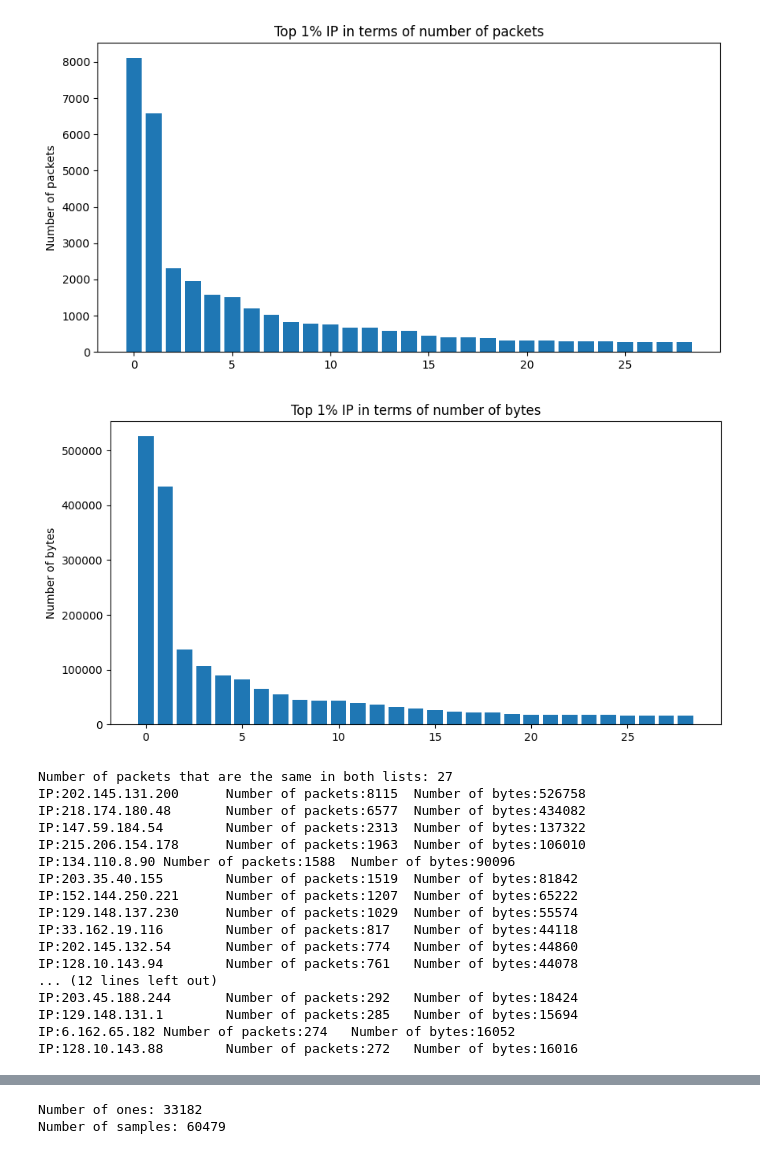
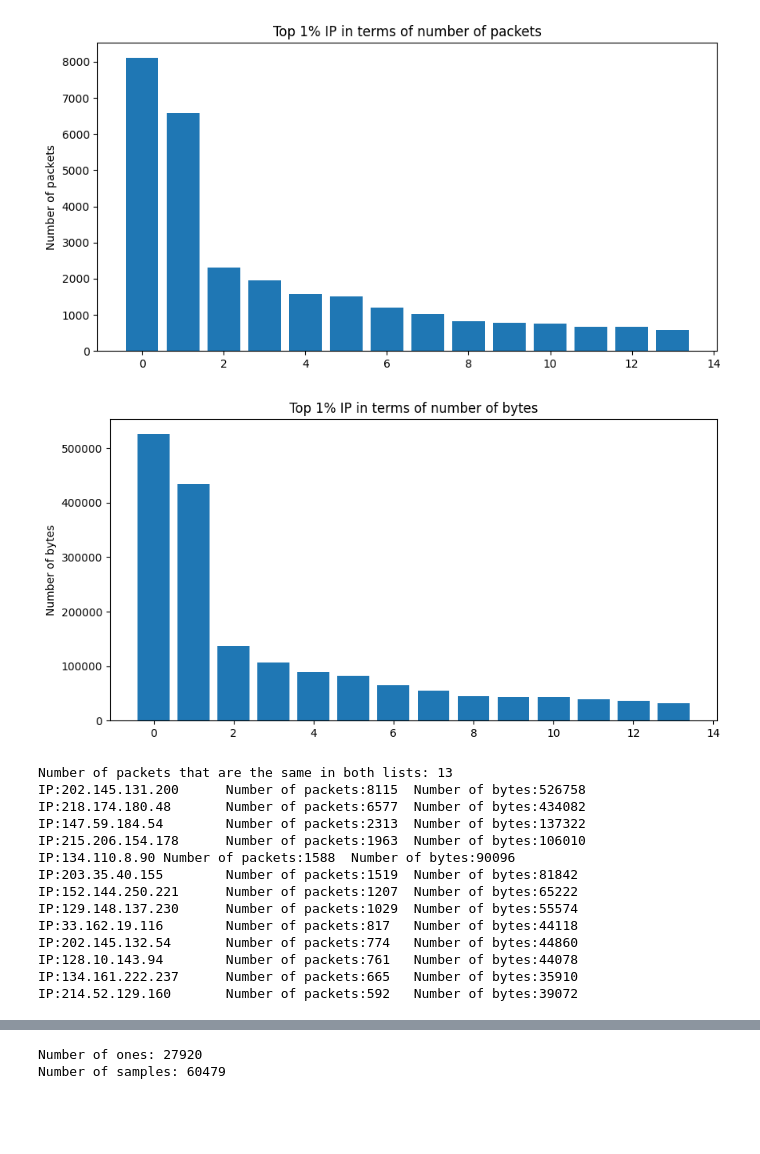
Before and after one commit to ghosciro/Tirocinio, a Jupyter notebook: packet_reader.ipynb, the cells around one changed output, grey strips where cells are left out. Cells and saved outputs as stored; diff of their text form; code cells hidden in the pictures; blank space fills up the shorter version.

```diff
--- a/packet_reader.ipynb
+++ b/packet_reader.ipynb
@@ -10,20 +11,29 @@ Time=3
 # %%
-## load dump file, saves the packets that are recived in the first N seconds in a list and then saves the list in a new dump file
- #seconds
+## load dump file, saves the packets that are recived in the first N seconds shifted by N seconds in a list and then saves the list in a new dump file
+def load_dump(dump_file,Starting_time,Ending_time):
+    packets_reader = sc.PcapReader(dump_file)
+    packets = []
+    for index,packet in enumerate(packets_reader):
+        #gets the time of the first packet in the dump file
+        if index == 0:
+            first_packet_time = packet.time
+        if packet.time >= first_packet_time + Starting_time:
+            packets.append(packet)
+        if  packet.time>= first_packet_time + Ending_time:
+            break
+    packets_reader.close()
+    return packets
 
-if not os.path.exists(f'packets{Time}.dump'):
-    packets_reader=sc.PcapReader('packets.dump')
-    packets=[]
-    for index,packet in enumerate(packets_reader):
-        packets.append(packet)
-        if packet.time-packets[0].time>Time:
-            break
-
-    packets_reader.close()
-    sc.wrpcap(f'packets{Time}.dump',packets)
+#load the dump file and save the packets in a list
+if not os.path.exists('packets0-3.dump'):
+    packets1 = load_dump('packets.dump',0,3)
+    sc.wrpcap(f'packets0-3.dump',packets1)
+if not os.path.exists('packets10-16.dump'):
+    packets2 = load_dump('packets.dump',10,16)
+    sc.wrpcap(f'packets10-16.dump',packets2)
 # %%
 #Read the dump file
-packets=sc.rdpcap(f'packets{Time}.dump')
+packets=sc.rdpcap(f'packets0-3.dump')
 #Generates a dictionary with the IP as key and the number of packets and the number of bytes as values
 ip_packets={}
 for packet in packets:
@@ -31,38 +41,38 @@ for packet in packets:
         ip=packet[sc.IP].src
         if ip  in ip_packets:
             ip_packets[ip]=[ip_packets[ip][0]+1,ip_packets[ip][1]+len(packet)]
         else:
             ip_packets[ip]=[1,len(packet)]
 #select the top 1% packets in terms of number of packets
-top_10_Npackets=sorted(ip_packets.items(), key=lambda x: x[1][0], reverse=True)[:len(ip_packets)//100]
+top_10_Npackets=sorted(ip_packets.items(), key=lambda x: x[1][0], reverse=True)[:len(ip_packets)//200]
 #select the top 1% packets in terms of number of bytes
-top_10_Nbytes=sorted(ip_packets.items(), key=lambda x: x[1][1], reverse=True)[:len(ip_packets)//100]
+top_10_Nbytes=sorted(ip_packets.items(), key=lambda x: x[1][1], reverse=True)[:len(ip_packets)//200]
 
 #plot the top 1% IP in terms of number of packets
 plt.figure(figsize=(10,5))
 plt.bar(np.arange(len(top_10_Npackets)),[x[1][0] for x in top_10_Npackets])
 plt.title('Top 1% IP in terms of number of packets')
 plt.ylabel('Number of packets')
 plt.show()
 
 #plot the top 10% IP in terms of number of bytes
 plt.figure(figsize=(10,5))
 plt.bar(np.arange(len(top_10_Npackets)),[x[1][1] for x in top_10_Nbytes])
 plt.title('Top 1% IP in terms of number of bytes')
 plt.ylabel('Number of bytes')
 plt.show()
 
 #check the number of IP that are present in both  lists and sort them in descending order
 total_top_IPs=set([x[0] for x in top_10_Npackets]).intersection(set([x[0] for x in top_10_Nbytes]))
 total_top_IPs=sorted(total_top_IPs,key=lambda x: ip_packets[x][0],reverse=True)
 print('Number of packets that are the same in both lists:',len(total_top_IPs))
 #print the IP and the number of packets and bytes for each IP
 for IP in total_top_IPs:
     print(f"IP:{IP}\tNumber of packets:{ip_packets[IP][0]}\tNumber of bytes:{ip_packets[IP][1]}")
 # %% [output]
-[figure, old version]
+[figure, new version]
-[figure, old version]
+[figure, new version]
-Number of packets that are the same in both lists: 27
+Number of packets that are the same in both lists: 13
 IP:202.145.131.200      Number of packets:8115  Number of bytes:526758
 IP:218.174.180.48       Number of packets:6577  Number of bytes:434082
 IP:147.59.184.54        Number of packets:2313  Number of bytes:137322
@@ -74,11 +84,8 @@ IP:129.148.137.230      Number of packets:1029  Number of bytes:55574
 IP:33.162.19.116        Number of packets:817   Number of bytes:44118
 IP:202.145.132.54       Number of packets:774   Number of bytes:44860
 IP:128.10.143.94        Number of packets:761   Number of bytes:44078
-... (12 lines left out)
-IP:203.45.188.244       Number of packets:292   Number of bytes:18424
-IP:129.148.131.1        Number of packets:285   Number of bytes:15694
-IP:6.162.65.182 Number of packets:274   Number of bytes:16052
-IP:128.10.143.88        Number of packets:272   Number of bytes:16016
+IP:134.161.222.237      Number of packets:665   Number of bytes:35910
+IP:214.52.129.160       Number of packets:592   Number of bytes:39072
 # %%
 def  from_packetheader_to_binary(packet):
     #Converts the packet header to binary
@@ -200,5 +207,5 @@ Y=dataset[["label"]]
 #N of ones
 print('Number of ones:',len(Y[Y['label']==1],),"\nNumber of samples:",len(Y))
 # %% [output]
-Number of ones: 33182
+Number of ones: 27920
 Number of samples: 60479
```
Also changed, not shown: parts of 1 cell of this notebook, 10 other files.
